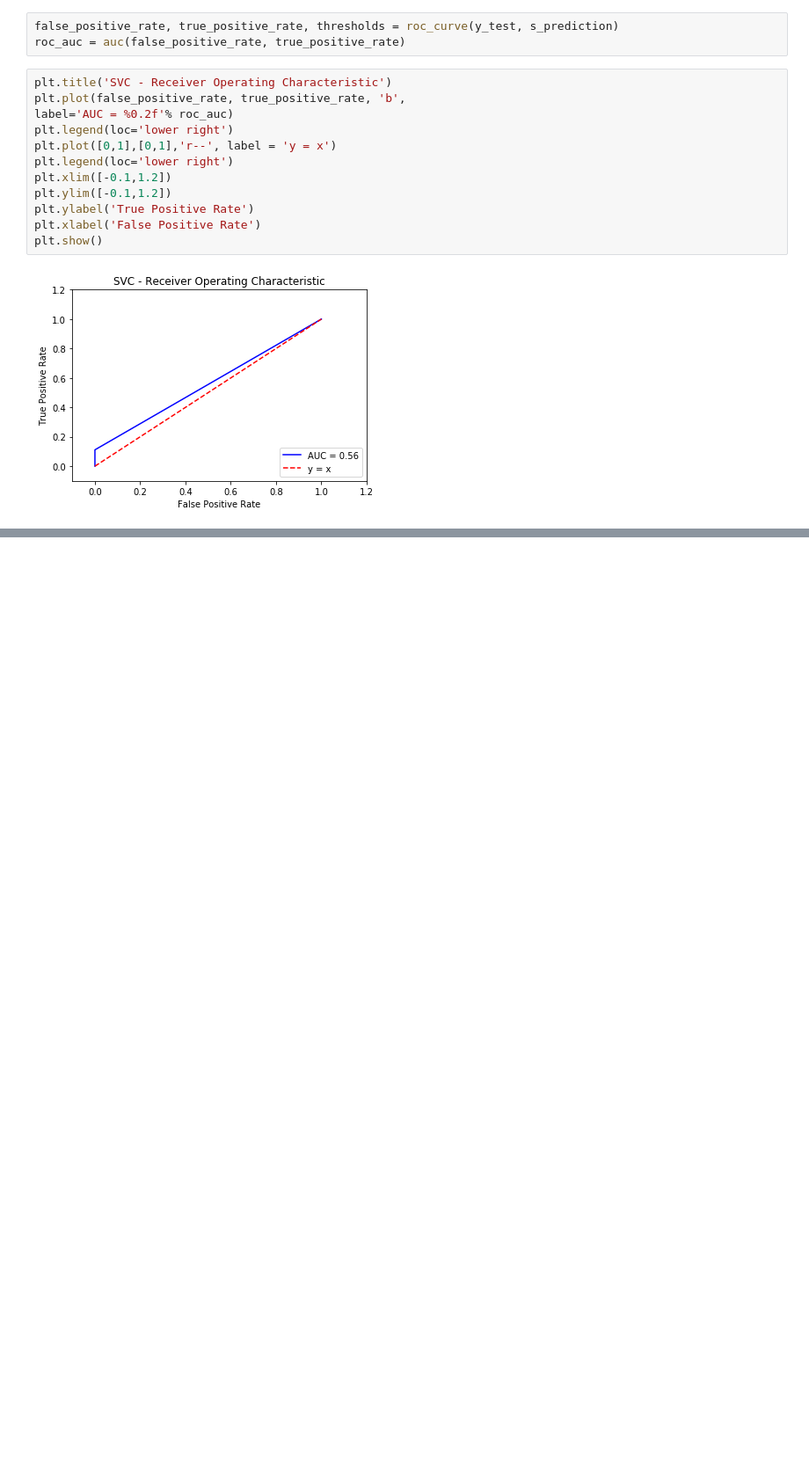
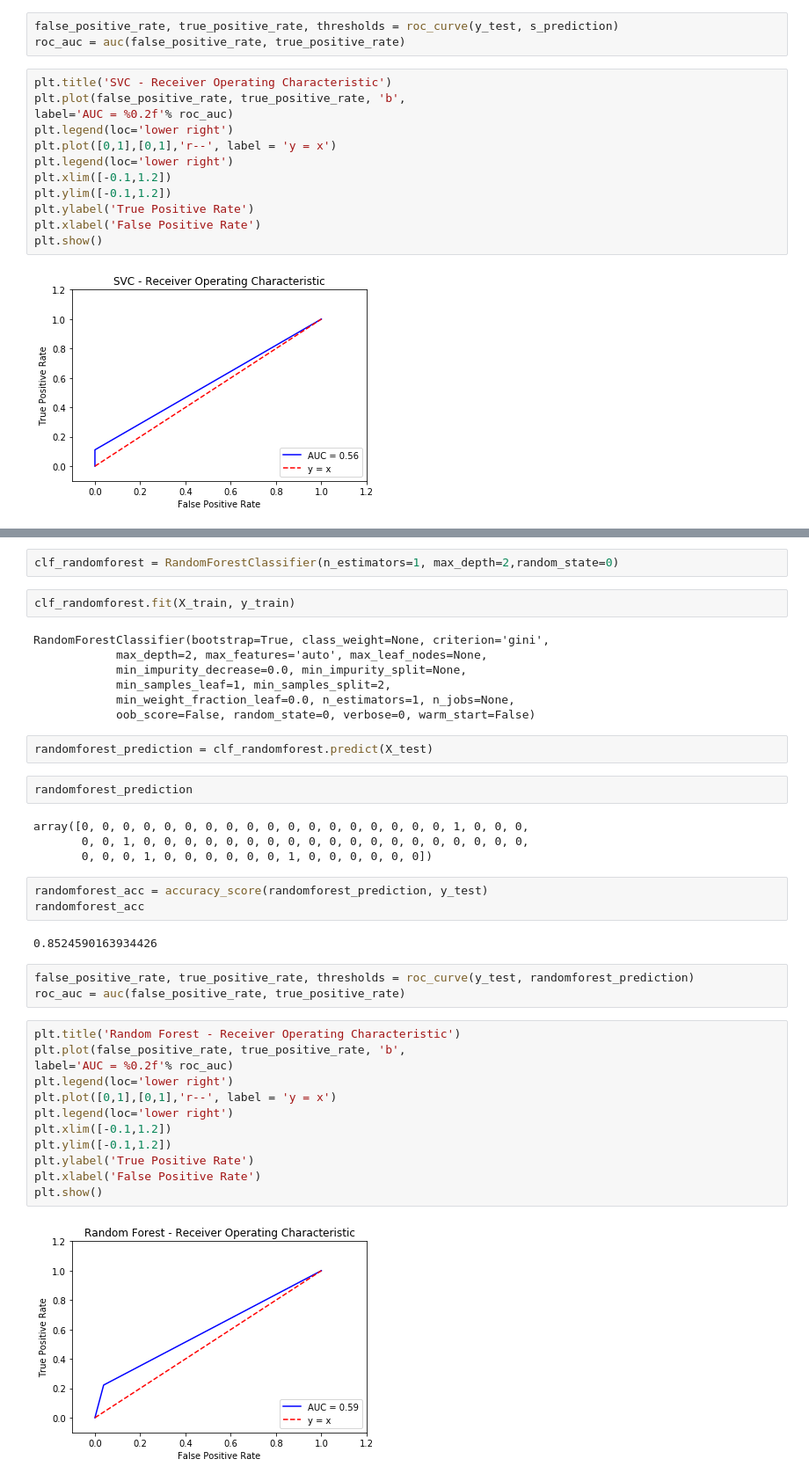
Before and after one commit to sophieshangfei/MasterThesis, a Jupyter notebook: fisherman game gorilla/in-lab vs online data.ipynb, the cells around one changed output, grey strips where cells are left out. Shown at 88% size. Drawn from its saved outputs; the diff is of its cells as text; blank space fills up the shorter version.

```diff
--- a/fisherman game gorilla/in-lab vs online data.ipynb
+++ b/fisherman game gorilla/in-lab vs online data.ipynb
@@ -183,0 +189,41 @@ plt.show()
+# %%
+clf_randomforest = RandomForestClassifier(n_estimators=1, max_depth=2,random_state=0)
+# %%
+clf_randomforest.fit(X_train, y_train)
+# %% [output]
+RandomForestClassifier(bootstrap=True, class_weight=None, criterion='gini',
+            max_depth=2, max_features='auto', max_leaf_nodes=None,
+            min_impurity_decrease=0.0, min_impurity_split=None,
+            min_samples_leaf=1, min_samples_split=2,
+            min_weight_fraction_leaf=0.0, n_estimators=1, n_jobs=None,
+            oob_score=False, random_state=0, verbose=0, warm_start=False)
+# %%
+randomforest_prediction = clf_randomforest.predict(X_test)
+# %%
+randomforest_prediction
+# %% [output]
+array([0, 0, 0, 0, 0, 0, 0, 0, 0, 0, 0, 0, 0, 0, 0, 0, 0, 0, 1, 0, 0, 0,
+       0, 0, 1, 0, 0, 0, 0, 0, 0, 0, 0, 0, 0, 0, 0, 0, 0, 0, 0, 0, 0, 0,
+       0, 0, 0, 1, 0, 0, 0, 0, 0, 0, 1, 0, 0, 0, 0, 0, 0])
+# %%
+randomforest_acc = accuracy_score(randomforest_prediction, y_test)
+randomforest_acc
+# %% [output]
+0.8524590163934426
+# %%
+false_positive_rate, true_positive_rate, thresholds = roc_curve(y_test, randomforest_prediction)
+roc_auc = auc(false_positive_rate, true_positive_rate)
+# %%
+plt.title('Random Forest - Receiver Operating Characteristic')
+plt.plot(false_positive_rate, true_positive_rate, 'b',
+label='AUC = %0.2f'% roc_auc)
+plt.legend(loc='lower right')
+plt.plot([0,1],[0,1],'r--', label = 'y = x')
+plt.legend(loc='lower right')
+plt.xlim([-0.1,1.2])
+plt.ylim([-0.1,1.2])
+plt.ylabel('True Positive Rate')
+plt.xlabel('False Positive Rate')
+plt.show()
+# %% [output]
+[figure, added]
```
Also changed, not shown: parts of 29 cells of this notebook, 1 other file.
